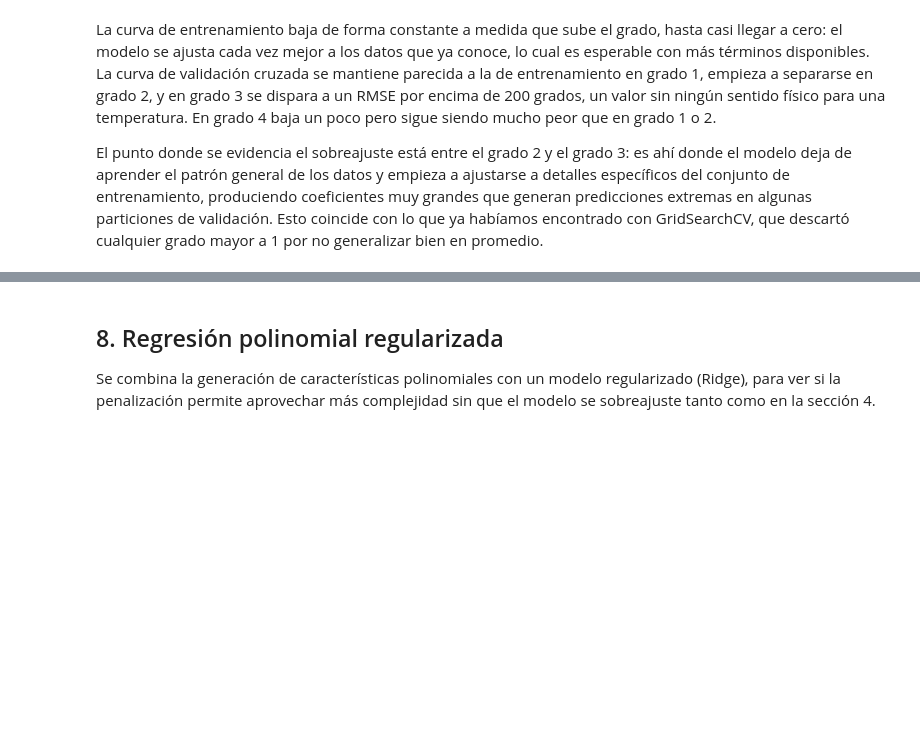
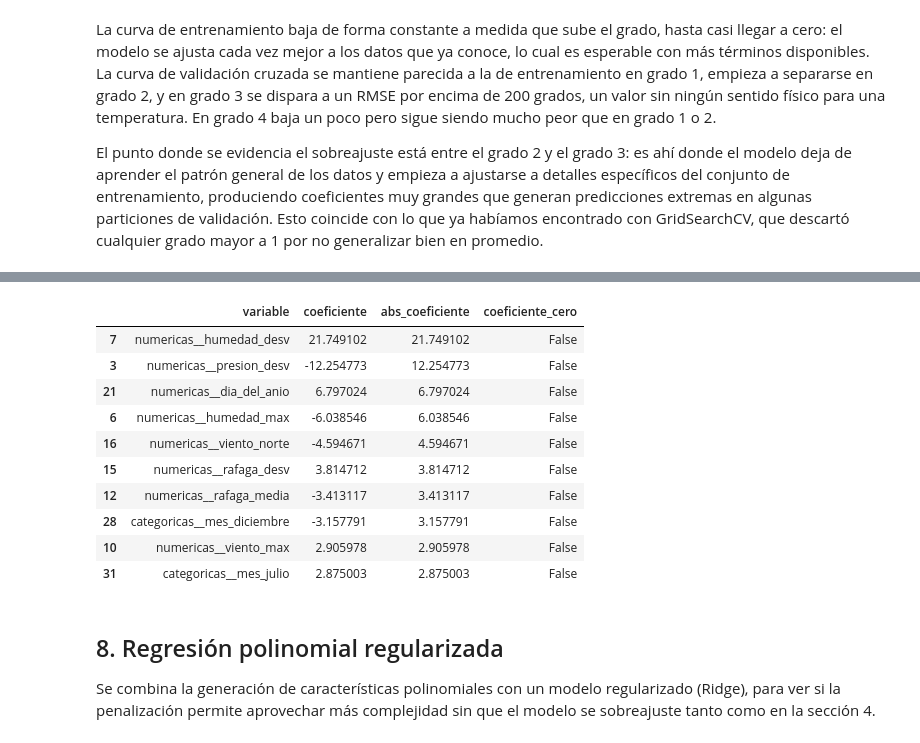
Before and after one commit to Dangar221/Lab2, a Jupyter notebook: L2/Laboratorio2_Garcia_Ferreira.ipynb, the cells around one changed output, grey strips where cells are left out. Cells and saved outputs as stored; diff of their text form; code cells hidden in the pictures; blank space fills up the shorter version.

Commit message:
Completa análisis y modelos del laboratorio 2

```diff
--- a/L2/Laboratorio2_Garcia_Ferreira.ipynb
+++ b/L2/Laboratorio2_Garcia_Ferreira.ipynb
@@ -283,2 +363,67 @@ TODO:
 # %%
-# TODO: pipeline_lasso, param_grid_lasso, GridSearchCV, best_lasso, revisar coeficientes en cero
+preparacion_numerica_lasso = Pipeline(steps=[
+    ('imputer', SimpleImputer(strategy='median')),
+    ('scaler', StandardScaler())
+])
+
+preprocesador_lasso = ColumnTransformer(transformers=[
+    ('numericas', preparacion_numerica_lasso, columnas_numericas),
+    ('categoricas', preparacion_categorica, columnas_categoricas)
+])
+
+pipeline_lasso = Pipeline(steps=[
+    ('limpieza', limpiador),
+    ('preparacion', preprocesador_lasso),
+    ('modelo', Lasso(max_iter=5000))
+])
+
+param_grid_lasso = {
+    'modelo__alpha': [0.01, 0.1, 1, 10, 100],
+    'preparacion__numericas__scaler': [StandardScaler(), MinMaxScaler(), RobustScaler()]
+}
+
+grid_lasso = GridSearchCV(
+    estimator=pipeline_lasso,
+    param_grid=param_grid_lasso,
+    cv=5,
+    scoring='neg_root_mean_squared_error',
+    n_jobs=-1
+)
+grid_lasso.fit(X_train, y_train)
+best_lasso = grid_lasso.best_estimator_
+
+pred_train_lasso = best_lasso.predict(X_train)
+pred_test_lasso = best_lasso.predict(X_test)
+metricas_lasso = pd.DataFrame({
+    'Entrenamiento': [
+        np.sqrt(mean_squared_error(y_train, pred_train_lasso)),
+        mean_absolute_error(y_train, pred_train_lasso),
+        r2_score(y_train, pred_train_lasso)
+    ],
+    'Prueba': [
+        np.sqrt(mean_squared_error(y_test, pred_test_lasso)),
+        mean_absolute_error(y_test, pred_test_lasso),
+        r2_score(y_test, pred_test_lasso)
+    ]
+}, index=['RMSE', 'MAE', 'R2'])
+
+print('Mejores hiperparámetros Lasso:', grid_lasso.best_params_)
+print(metricas_lasso.round(3))
+
+nombres_lasso = best_lasso.named_steps['preparacion'].get_feature_names_out()
+importancia_lasso = pd.DataFrame({
+    'variable': nombres_lasso,
+    'coeficiente': best_lasso.named_steps['modelo'].coef_
+})
+importancia_lasso['abs_coeficiente'] = importancia_lasso['coeficiente'].abs()
+importancia_lasso['coeficiente_cero'] = importancia_lasso['abs_coeficiente'] < 1e-8
+coeficientes_cero_lasso = importancia_lasso[importancia_lasso['coeficiente_cero']]
+importancia_lasso_no_cero = importancia_lasso[~importancia_lasso['coeficiente_cero']].sort_values(
+    'abs_coeficiente', ascending=False
+)
+
+print(f'Coeficientes anulados por Lasso: {len(coeficientes_cero_lasso)} de {len(importancia_lasso)}')
+print('Variables descartadas:', coeficientes_cero_lasso['variable'].to_list())
+print('Variables no nulas con mayor peso absoluto:')
+importancia_lasso_no_cero.head(10)
+# %% [output]
@@ -285,3 +438,14 @@ TODO:
+|  | variable | coeficiente | abs_coeficiente | coeficiente_cero |
+| 7 | numericas__humedad_desv | 21.749102 | 21.749102 | False |
+| 3 | numericas__presion_desv | -12.254773 | 12.254773 | False |
+| 21 | numericas__dia_del_anio | 6.797024 | 6.797024 | False |
+| 6 | numericas__humedad_max | -6.038546 | 6.038546 | False |
+| 16 | numericas__viento_norte | -4.594671 | 4.594671 | False |
+| 15 | numericas__rafaga_desv | 3.814712 | 3.814712 | False |
+| 12 | numericas__rafaga_media | -3.413117 | 3.413117 | False |
+| 28 | categoricas__mes_diciembre | -3.157791 | 3.157791 | False |
+| 10 | numericas__viento_max | 2.905978 | 2.905978 | False |
+| 31 | categoricas__mes_julio | 2.875003 | 2.875003 | False |
 # %% [markdown]
 ## 8. Regresión polinomial regularizada
 
```
Also changed, not shown: parts of 13 cells of this notebook.
